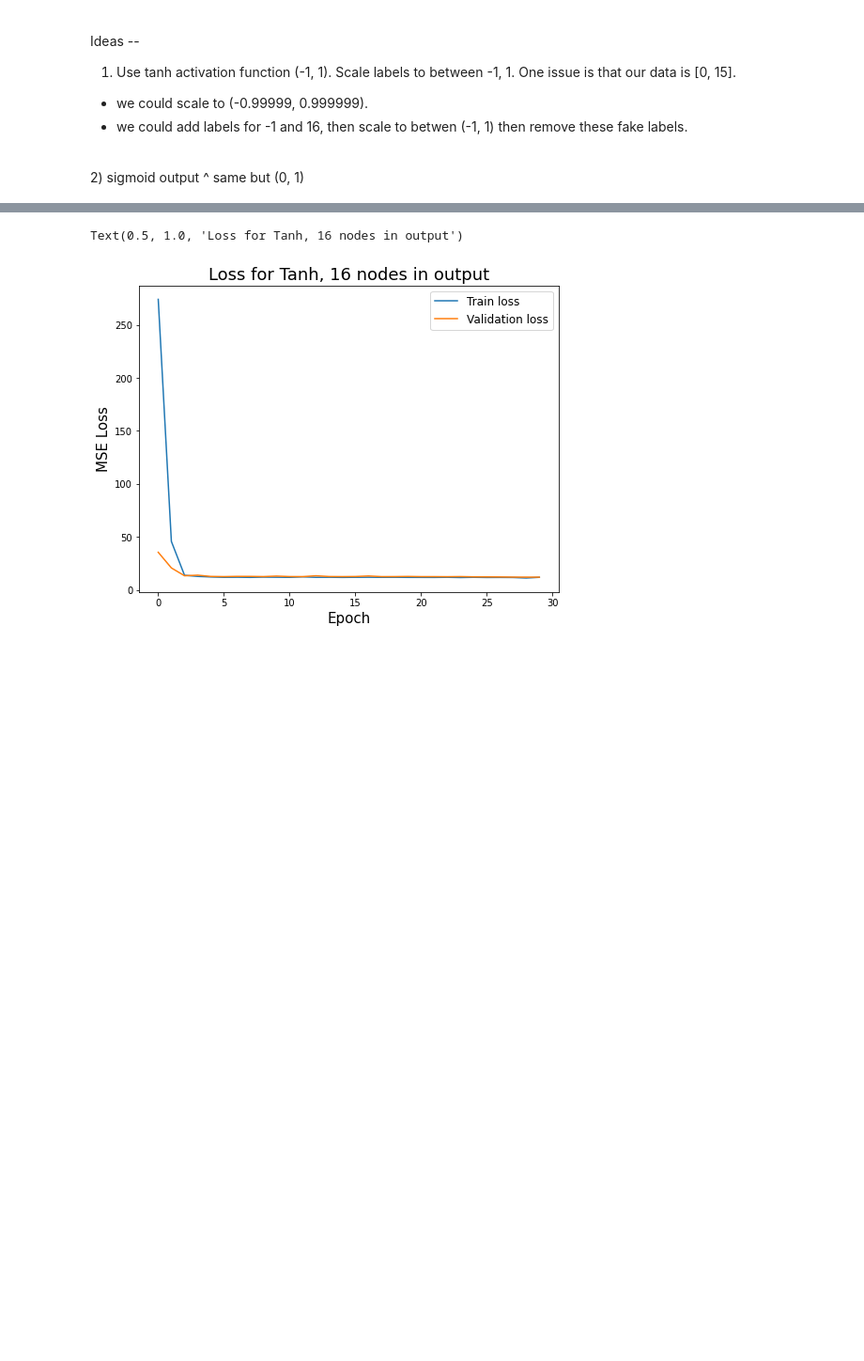
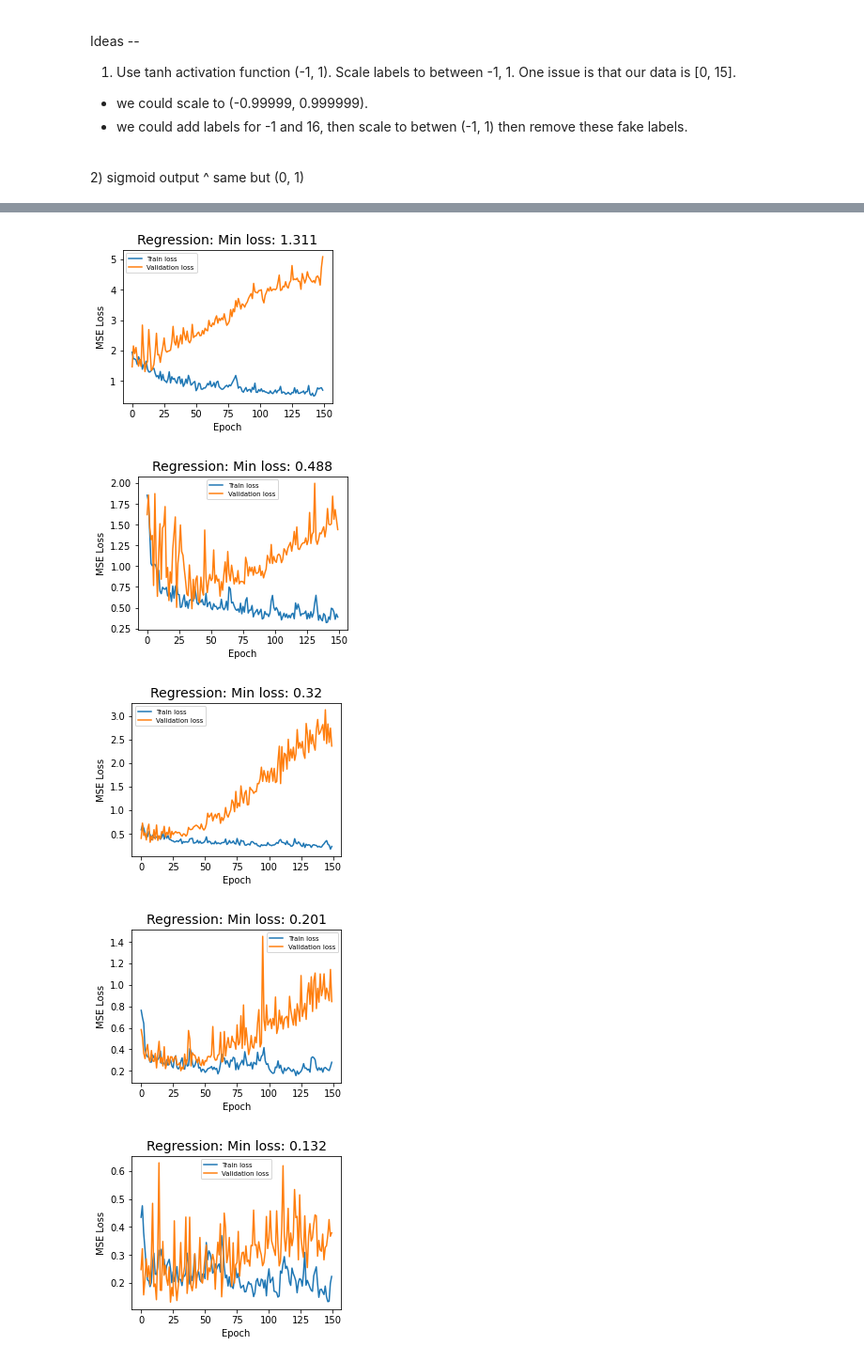
Before and after one commit to julialromero/Collaborative-Problem-Solving, a Jupyter notebook: learning_pipeline.ipynb, the cells around one changed output, grey strips where cells are left out. Shown: that part at 94% size. Saved outputs shown, nothing was run; the diff lists cells and outputs as text; code cells hidden in the pictures; blank space fills up the shorter version.

```diff
--- a/learning_pipeline.ipynb
+++ b/learning_pipeline.ipynb
@@ -198,8 +236,0 @@ No duplicate samples.
-# %%
-import sklearn
-from sklearn.model_selection import train_test_split
-
-# Split into train/test/val set
-# Roughly val - 15%, test - 15%, train - 70%
-X_train, X_test, y_train, y_test = train_test_split(recurrence_plot_list, labels, train_size=0.88)
-X_train, X_val, y_train, y_val = train_test_split(X_train, y_train, train_size=0.78)
@@ -307,22 +323,22 @@ inputs = Input(shape=(imgsize[0], imgsize[1], 1))
 x = layers.Conv2D(filters=16, kernel_size=3, strides=(1, 1), activation="relu")(inputs)
 x = layers.Conv2D(filters=16, kernel_size=3, strides=(1, 1), activation="relu")(x)
 x = layers.MaxPooling2D(pool_size=(2, 2))(x)
-x = layers.Dropout(0.25)(x)
+x = layers.Dropout(0.05)(x)
 x = layers.Conv2D(filters=32, kernel_size=3, strides=(1, 1), activation="relu")(x)
 x = layers.Conv2D(filters=32, kernel_size=3, strides=(1, 1), activation="relu")(x)
 x = layers.MaxPooling2D(pool_size=(2, 2))(x)
-x = layers.Dropout(0.25)(x)
+x = layers.Dropout(0.05)(x)
 x = layers.Dense(512, activation="relu")(x)
-x = layers.Dropout(0.50)(x)
+x = layers.Dropout(0.00)(x)
 x = layers.Flatten()(x)
 out = layers.Dense(1, activation="linear")(x)
 
-regression_model = Model(inputs=inputs, outputs=out)
-regression_model.compile(
+model = Model(inputs=inputs, outputs=out)
+model.compile(
   optimizer = "adam",
   loss= "mse", #tf.keras.losses.MeanSquaredError(),
   metrics=['accuracy'],
 )
 
-regression_model.summary()
+model.summary()
 # %% [output]
@@ -362,5 +370,5 @@ y_val_scaled = scaler.transform(y_val.reshape(-1, 1))
 # %%
-es = EarlyStopping(monitor='val_loss', patience=10)
+es = EarlyStopping(monitor='val_loss', patience=20)
 mcp_save = ModelCheckpoint('drive/MyDrive/data/results/.regression_best_weights.hdf5', save_best_only=True, monitor='val_loss', mode='min')
 
-info_regression = regression_model.fit(x=X_train, y=y_train, epochs=50, verbose=True, validation_data=(X_val, y_val), callbacks=[mcp_save])
+kfold = KFold(n_splits=7)
@@ -385,13 +436,18 @@ Epoch 30/30
 # %%
-epochs = [i for i in range(len(info_regression.history['accuracy']))]
-plt.figure(figsize=(8,6))
-plt.plot(epochs, info_regression.history['loss'], label="Train loss")
-plt.plot(epochs, info_regression.history['val_loss'], label="Validation loss")
-plt.legend(fontsize=12)
-plt.xlabel("Epoch", fontsize=15)
-plt.ylabel("MSE Loss", fontsize=15)
-plt.title("Loss for Tanh, 16 nodes in output", fontsize=18)
-#plt.savefig('drive/MyDrive/data/results/Softmax_categorical')
+for info_regression in info_list:
+
+  epochs = [i for i in range(len(info_regression.history['accuracy']))]
+  plt.figure(figsize=(4,3))
+  plt.plot(epochs, info_regression.history['loss'], label="Train loss")
+  plt.plot(epochs, info_regression.history['val_loss'], label="Validation loss")
+  plt.legend(fontsize=7)
+  plt.xlabel("Epoch", fontsize=10)
+  plt.ylabel("MSE Loss", fontsize=10)
+  plt.title(f"Regression: Min loss: {round(min(info_regression.history['val_loss']), 3)}", fontsize=14)
+  #plt.savefig('drive/MyDrive/data/results/Softmax_categorical')
 # %% [output]
-Text(0.5, 1.0, 'Loss for Tanh, 16 nodes in output')
-[figure, old version]
+[figure, new version]
+[figure, added]
+[figure, added]
+[figure, added]
+[figure, added]
```
Also changed, not shown: parts of 39 cells of this notebook.
